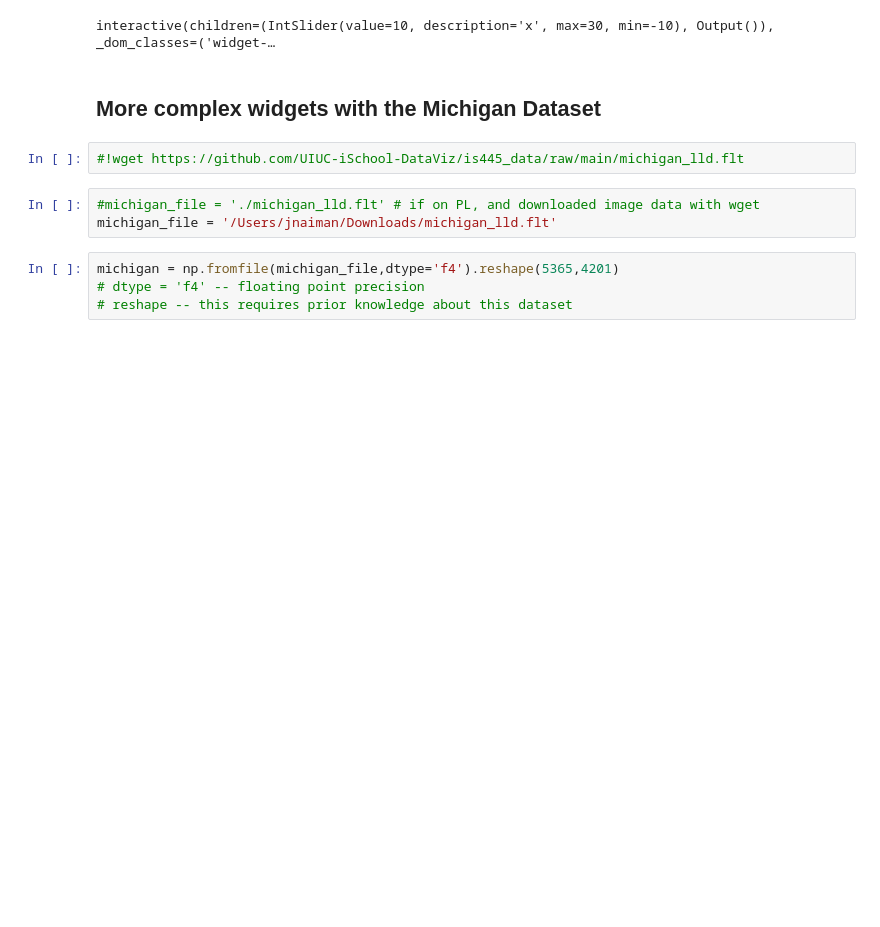
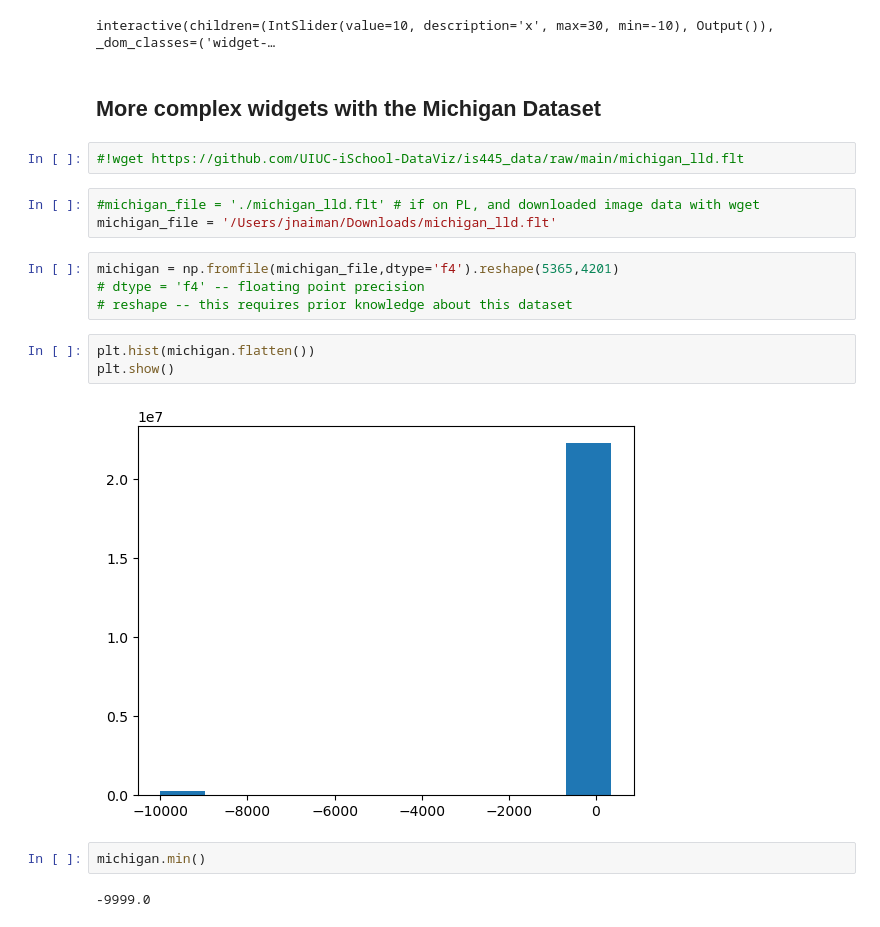
Before and after one commit to WiDS-Urbana-Champaign/WiDS-Urbana-Champaign.github.io, a Jupyter notebook: week04/inClass_week04.ipynb, the cells around one changed output. Saved outputs shown, nothing was run; the diff lists cells and outputs as text; blank space fills up the shorter version.

```diff
--- a/week04/inClass_week04.ipynb
+++ b/week04/inClass_week04.ipynb
@@ -204,3 +204,12 @@ michigan_file = '/Users/jnaiman/Downloads/michigan_lld.flt'
 michigan = np.fromfile(michigan_file,dtype='f4').reshape(5365,4201)
 # dtype = 'f4' -- floating point precision
 # reshape -- this requires prior knowledge about this dataset
+# %%
+plt.hist(michigan.flatten())
+plt.show()
+# %% [output]
+[figure, added]
+# %%
+michigan.min()
+# %% [output]
+-9999.0
```
